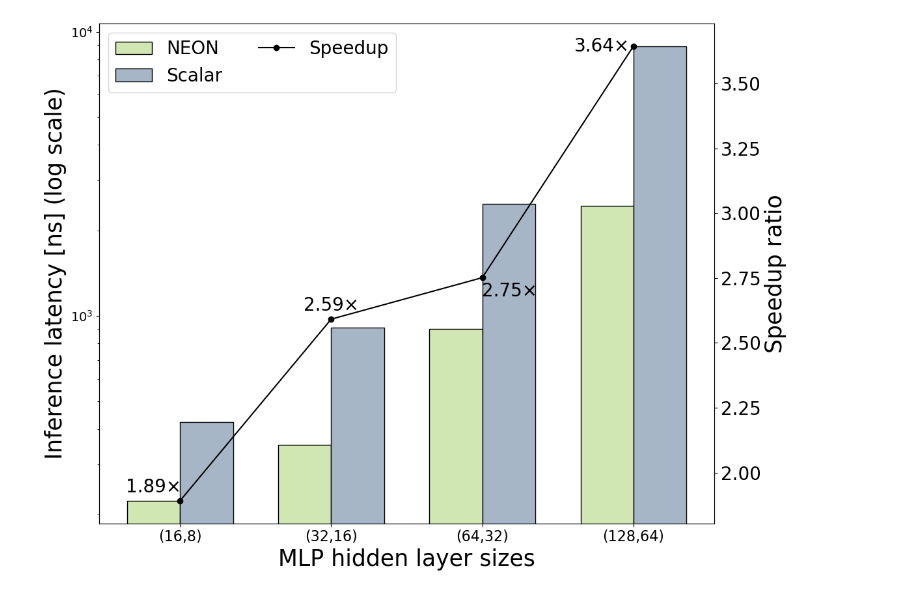
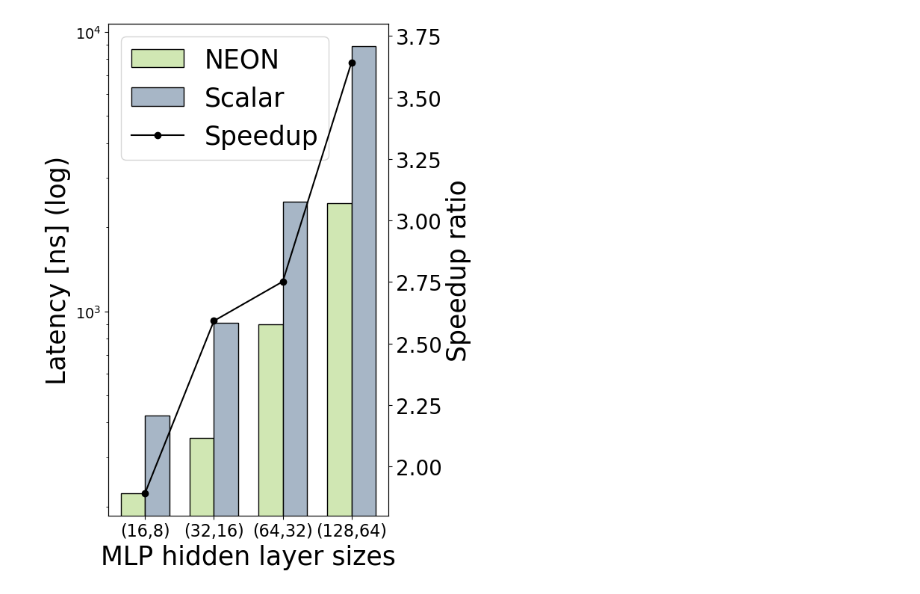
Before and after one commit to sergioJelizalde/DoH_DGA_training, a Jupyter notebook: notebooks/plots.ipynb, the cells around one changed output. Saved outputs shown, nothing was run; the diff lists cells and outputs as text; code cells hidden in the pictures.

```diff
--- a/notebooks/plots.ipynb
+++ b/notebooks/plots.ipynb
@@ -88,44 +88,45 @@ colors = ['#d0e7b3', '#a7b6c6']  # [NEON-green, Scalar-blue]
 x     = range(len(labels))
 width = 0.35
 
-fig, ax1 = plt.subplots(figsize=(12, 9))
+fig, ax1 = plt.subplots(figsize=(6, 7.6))
 
 # NEON bars on the left, Scalar on the right
 ax1.bar([i - width/2 for i in x], lat_neon_ns, width=width,
         label="NEON", color=colors[0], edgecolor="black", linewidth=1)
 ax1.bar([i + width/2 for i in x], lat_scalar_ns, width=width,
         label="Scalar", color=colors[1], edgecolor="black", linewidth=1)
 
 ax1.set_yscale('log')
 ax1.set_xlabel("MLP hidden layer sizes", fontsize=25)
-ax1.set_ylabel("Inference latency [ns] (log scale)", fontsize=25)
+ax1.set_ylabel("Latency [ns] (log)", fontsize=25)
 ax1.set_xticks(list(x))
 ax1.set_xticklabels([model_label_map.get(l, l) for l in labels], fontsize=16)
 ax1.tick_params(axis="y", labelsize=14)
 
 # secondary axis for speedup
 ax2 = ax1.twinx()
 ax2.plot(x, speedup, marker="o", linestyle="-", color="black", label="Speedup")
 ax2.set_ylabel("Speedup ratio", fontsize=25)
 ax2.tick_params(axis="y", labelsize=20)
+ax2.set_ylim(1.8, 3.8)
 
 # custom label offsets
-offsets = [(-29, 5), (0, 5), (30, -25), (-35, -10)]
-for (xi, sp), ofs in zip(zip(x, speedup), offsets):
-    ax2.annotate(f"{sp:.2f}×",
-                 xy=(xi, sp), xytext=ofs,
-                 textcoords="offset points",
-                 ha="center", va="bottom", fontsize=20)
+#offsets = [(-29, 5), (0, 5), (30, -25), (-35, -10)]
+#for (xi, sp), ofs in zip(zip(x, speedup), offsets):
+#    ax2.annotate(f"{sp:.2f}×",
+#                 xy=(xi, sp), xytext=ofs,
+#                 textcoords="offset points",
+#                 ha="center", va="bottom", fontsize=20)
 
 # combined legend
 h1, l1 = ax1.get_legend_handles_labels()
 h2, l2 = ax2.get_legend_handles_labels()
-ax1.legend(h1 + h2, l1 + l2, loc="upper left", fontsize=20, ncol=2)
+ax1.legend(h1 + h2, l1 + l2, loc="upper left", fontsize=25, ncol=1)
 plt.savefig("mlp_neon_scalar_inference_lat.pdf", bbox_inches="tight", dpi=300)
 plt.tight_layout()
 plt.show()
 # %% [output]
-[figure, old version]
+[figure, new version]
 # %%
 import os
 import numpy as np
```
Also changed, not shown: parts of 4 cells of this notebook, 28 other files.
